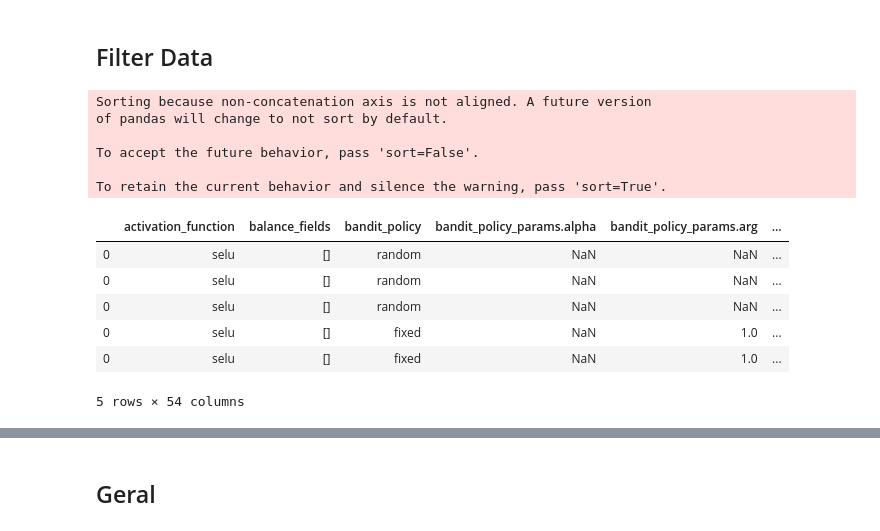
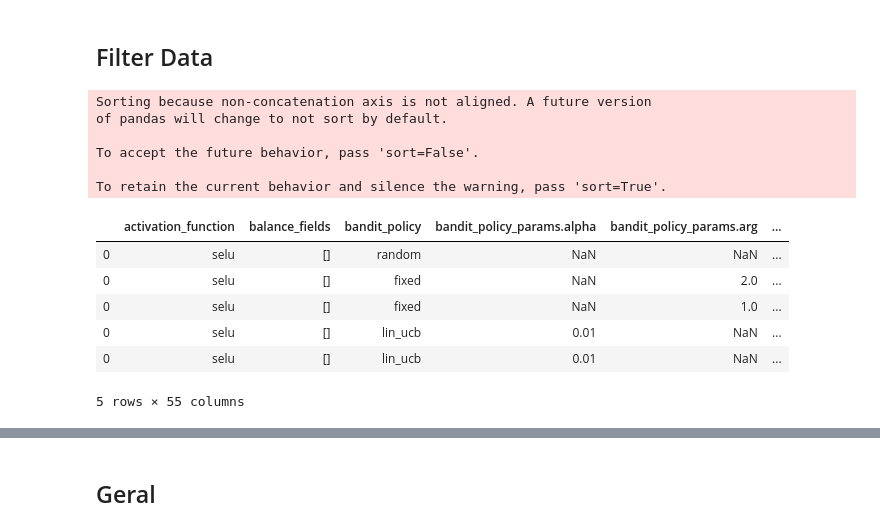
Before and after one commit to deeplearningbrasil/mars-gym, a Jupyter notebook: Resultados.ipynb, the cells around one changed output, grey strips where cells are left out. Saved outputs shown, nothing was run; the diff lists cells and outputs as text; code cells hidden in the pictures.

```diff
--- a/Resultados.ipynb
+++ b/Resultados.ipynb
@@ -145,27 +145,27 @@ result_paths
 ## Filter Data
 # %%
 #city = "Rio de Janeiro, Brazil"
-#city = "Como, Italy"
+city = "Como, Italy"
 #city = "Chicago, USA"
-city = "New York, USA"
+#city = "New York, USA"
 
 df_params = load_iteractions_params(result_paths)
 df_params = df_params[df_params['data_frames_preparation_extra_params.filter_city'] == city]
 df_params.head()
 # %% [output]
 Sorting because non-concatenation axis is not aligned. A future version
 of pandas will change to not sort by default.
 
 To accept the future behavior, pass 'sort=False'.
 
 To retain the current behavior and silence the warning, pass 'sort=True'.
 |  | activation_function | balance_fields | bandit_policy | bandit_policy_params.alpha | bandit_policy_params.arg | ... |
 | 0 | selu | [] | random | NaN | NaN | ... |
-| 0 | selu | [] | random | NaN | NaN | ... |
-| 0 | selu | [] | random | NaN | NaN | ... |
+| 0 | selu | [] | fixed | NaN | 2.0 | ... |
 | 0 | selu | [] | fixed | NaN | 1.0 | ... |
-| 0 | selu | [] | fixed | NaN | 1.0 | ... |
+| 0 | selu | [] | lin_ucb | 0.01 | NaN | ... |
+| 0 | selu | [] | lin_ucb | 0.01 | NaN | ... |
-5 rows × 54 columns
+5 rows × 55 columns
 # %%
 list_bandits          = df_params.groupby(["bandit_policy", "observation"])['iteraction'].apply(list).reset_index()
 list_bandits['name']  = list_bandits.bandit_policy.map(str) + ' ' + list_bandits.observation.map(str)
```
Also changed, not shown: parts of 5 cells of this notebook, 3 other files.
